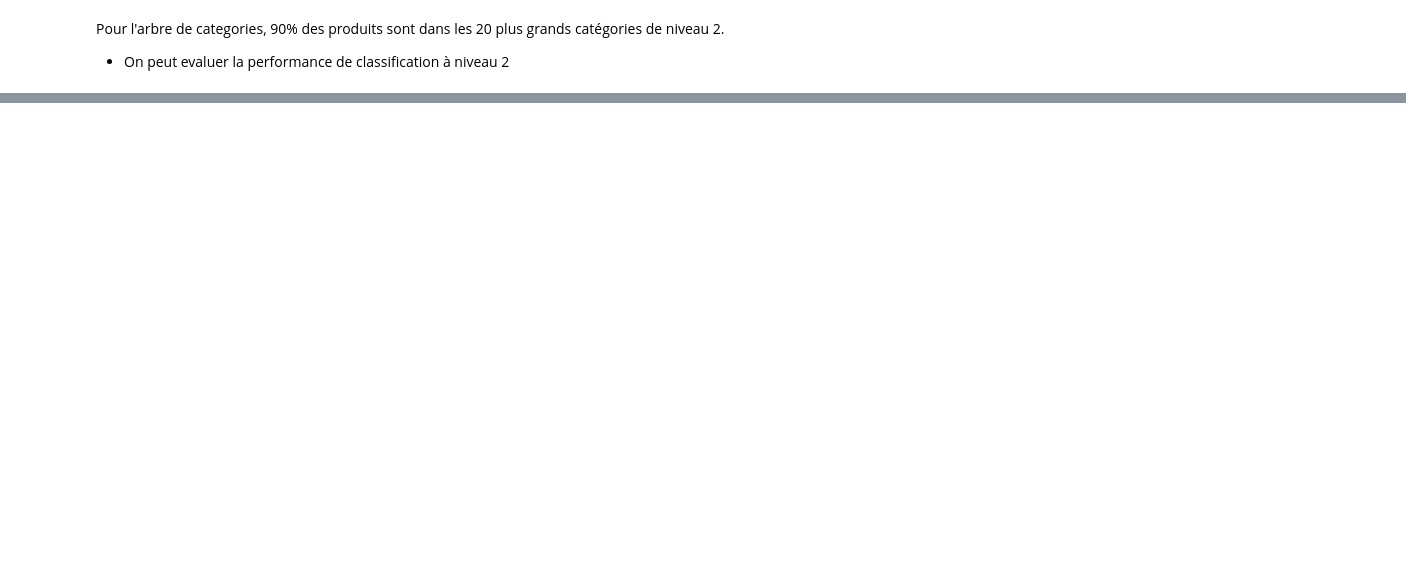
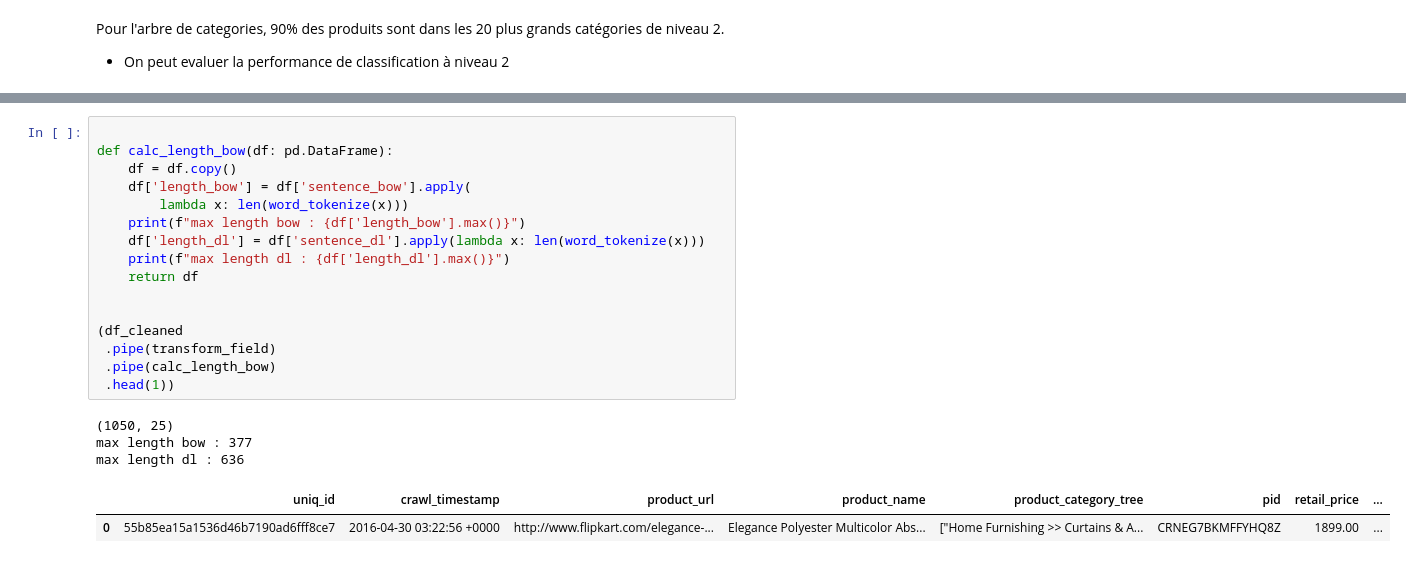
Before and after one commit to mrcreasey/oc-ds-p6-nlp-computer-vision, a Jupyter notebook: P6_01_text_clustering.ipynb, the cells around one changed output, grey strips where cells are left out. Saved outputs shown, nothing was run; the diff lists cells and outputs as text; blank space fills up the shorter version.

```diff
--- a/P6_01_text_clustering.ipynb
+++ b/P6_01_text_clustering.ipynb
@@ -389,0 +583,22 @@ Pour l'arbre de categories, 90% des produits sont dans les 20 plus grands catég
+# %%
+
+def calc_length_bow(df: pd.DataFrame):
+    df = df.copy()
+    df['length_bow'] = df['sentence_bow'].apply(
+        lambda x: len(word_tokenize(x)))
+    print(f"max length bow : {df['length_bow'].max()}")
+    df['length_dl'] = df['sentence_dl'].apply(lambda x: len(word_tokenize(x)))
+    print(f"max length dl : {df['length_dl'].max()}")
+    return df
+
+
+(df_cleaned
+ .pipe(transform_field)
+ .pipe(calc_length_bow)
+ .head(1))
+# %% [output]
+(1050, 25)
+max length bow : 377
+max length dl : 636
+|  | uniq_id | crawl_timestamp | product_url | product_name | product_category_tree | pid | retail_price | ... |
+| 0 | 55b85ea15a1536d46b7190ad6fff8ce7 | 2016-04-30 03:22:56 +0000 | http://www.flipkart.com/elegance-... | Elegance Polyester Multicolor Abs... | ["Home Furnishing >> Curtains & A... | CRNEG7BKMFFYHQ8Z | 1899.00 | ... |
```
Also changed, not shown: parts of 25 cells of this notebook, 1 other file.
